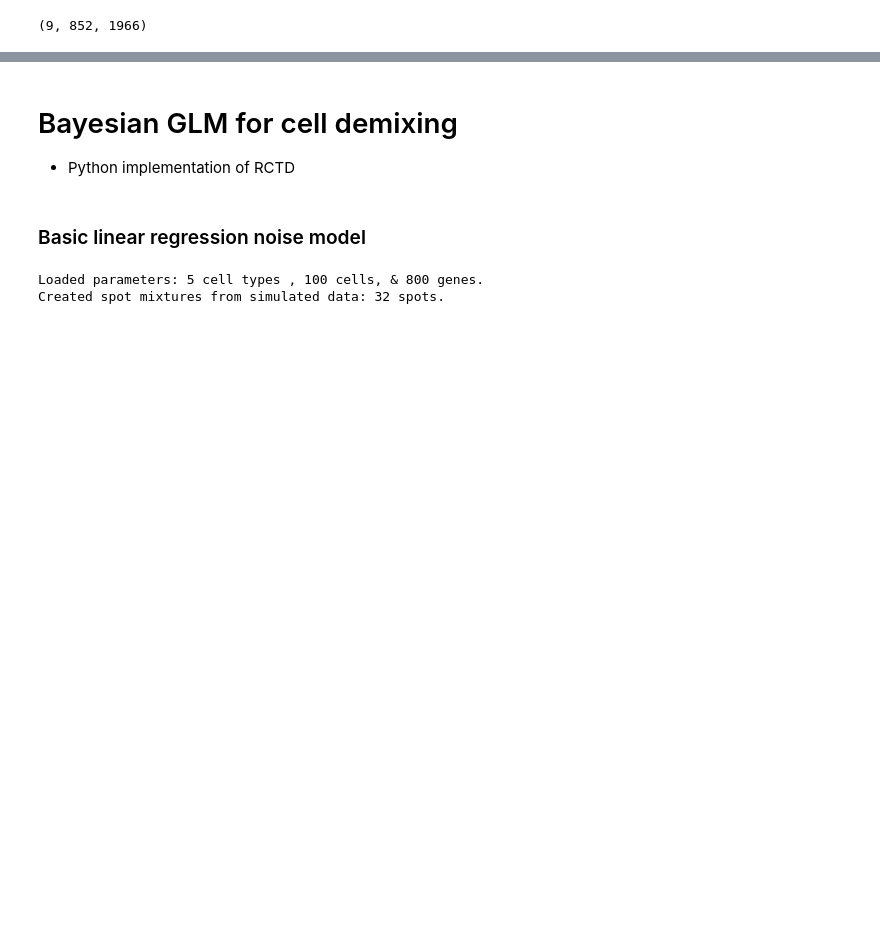
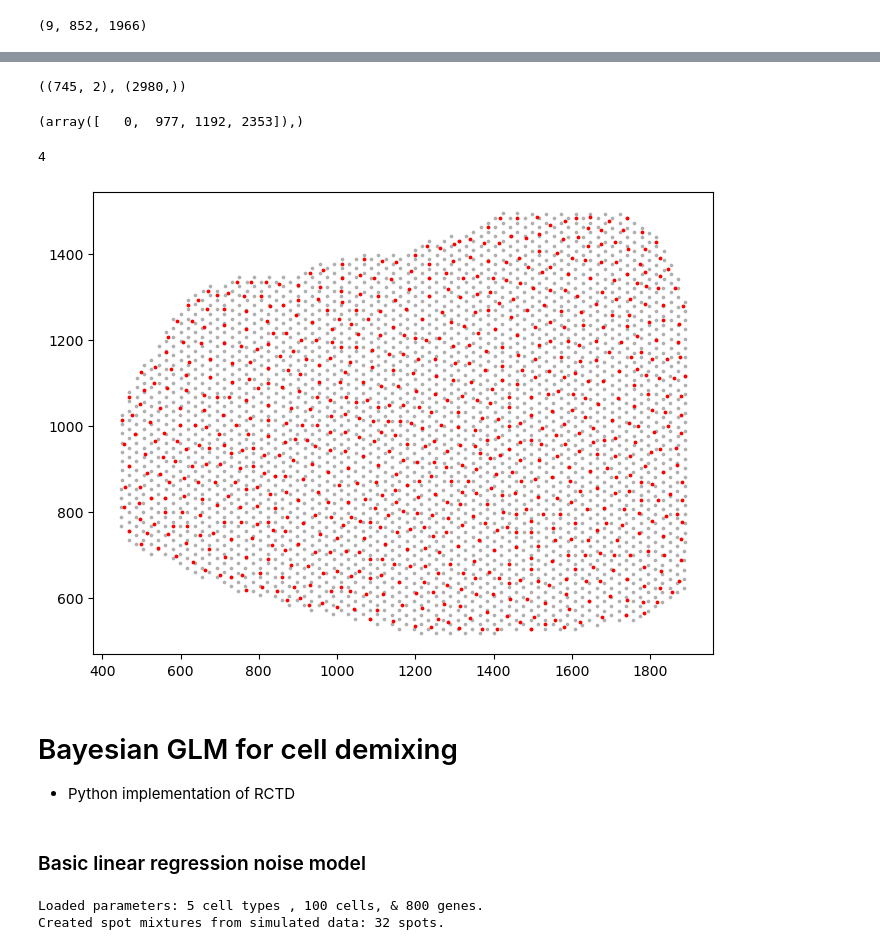
Before and after one commit to dmnburrows/spatial_transcriptomics, a Jupyter notebook: cell_decomp.ipynb, the cells around one changed output, grey strips where cells are left out. Saved outputs shown, nothing was run; the diff lists cells and outputs as text; code cells hidden in the pictures; blank space fills up the shorter version.

Commit message:
simulating spots from mirfish data

```diff
--- a/cell_decomp.ipynb
+++ b/cell_decomp.ipynb
@@ -329,0 +331,4 @@ with pm.Model(coords={"celltypes": np.arange(n_clusts),
+# %%
+curr_path = s_data + '/spatial_transcriptomics/simulate_mirfish_spots'
+counts = pd.read_csv(curr_path + '/counts.csv')
+coords = pd.read_csv(curr_path + '/coordinates.csv')
@@ -329,0 +352,3 @@ with pm.Model(coords={"celltypes": np.arange(n_clusts),
+# %%
+y = np.asarray(coords['imagerow'])
+x = np.asarray(coords['imagecol'])
@@ -329,0 +363,6 @@ with pm.Model(coords={"celltypes": np.arange(n_clusts),
+# %%
+from sklearn.cluster import KMeans
+k = x.shape[0]/4
+kmeans = KMeans(n_clusters=int(k), random_state=0, n_init="auto").fit(np.vstack((x,y)).T)
+lab = kmeans.labels_
+clust_coords = kmeans.cluster_centers_
@@ -329,0 +379,21 @@ with pm.Model(coords={"celltypes": np.arange(n_clusts),
+# %%
+clust_coords.shape, lab.shape
+# %% [output]
+((745, 2), (2980,))
+# %%
+#aggregate gene expression and take mean of position in space
+
+np.where(lab == lab[0])
+# %% [output]
+(array([   0,  977, 1192, 2353]),)
+# %%
+sum(lab == 210)
+# %% [output]
+4
+# %%
+plt.subplots(figsize=(8,6))
+plt.scatter(x,y, s = 3, c='grey', alpha = 0.5)
+plt.scatter(clust_coords[:,0],clust_coords[:,1], s = 3, c='red')
+plt.show()
+# %% [output]
+[figure, added]
```
Also changed, not shown: parts of 16 cells of this notebook, 1 other file.
